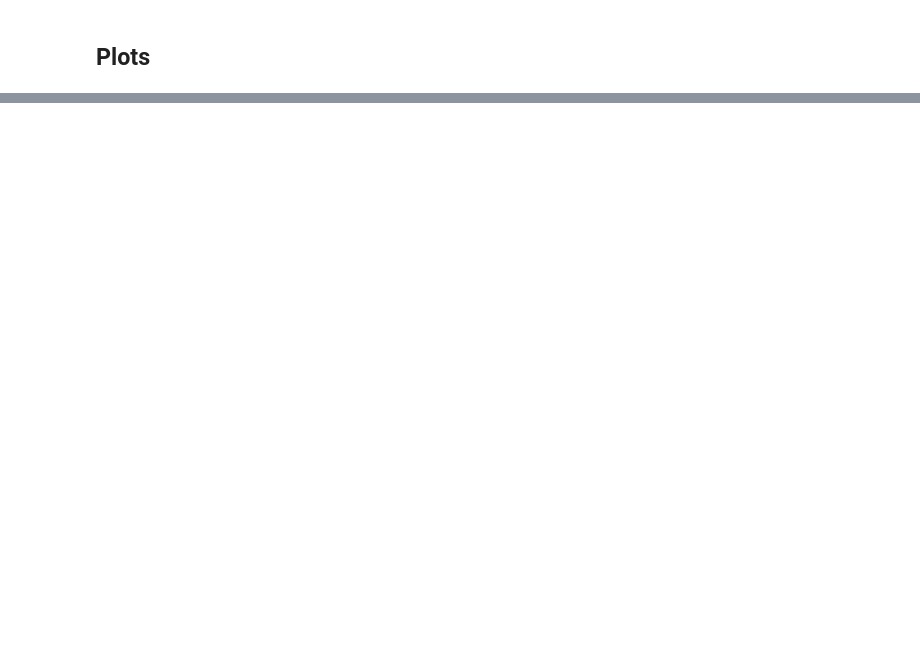
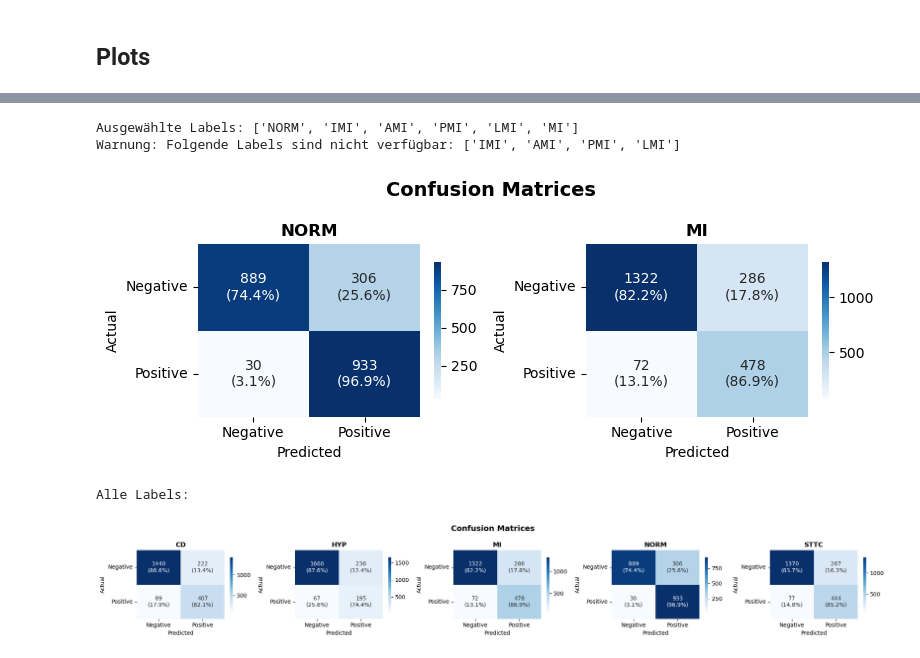
Before and after one commit to AliceKitchkin/ECG_Classification, a Jupyter notebook: ecg_benchmarking_repo/code/ecg_classification.ipynb, the cells around one changed output, grey strips where cells are left out. Saved outputs shown, nothing was run; the diff lists cells and outputs as text; code cells hidden in the pictures; blank space fills up the shorter version.

```diff
--- a/ecg_benchmarking_repo/code/ecg_classification.ipynb
+++ b/ecg_benchmarking_repo/code/ecg_classification.ipynb
@@ -456,0 +608,3 @@ plt.show()
+# %%
+# 1. Test predictions
+y_test_pred = model.predict(X_test)
@@ -456,0 +615,3 @@ plt.show()
+# %%
+# 2. Binary predictions mit bereits optimierten Thresholds anwenden
+y_test_pred_binary = utils.apply_thresholds(y_test_pred, thresholds)
@@ -456,0 +620,4 @@ plt.show()
+# %%
+y_true = y_test
+y_pred_prob = y_test_pred
+y_pred_binary = y_test_pred_binary
@@ -456,0 +637,13 @@ plt.show()
+# %%
+print(f"Ausgewählte Labels: {selected_labels}")
+plot_confusion_matrices(y_true, y_pred_binary, class_names, selected_labels)
+
+# Alle Labels
+print("\nAlle Labels:")
+plot_confusion_matrices(y_true, y_pred_binary, class_names, None)
+# %% [output]
+Ausgewählte Labels: ['NORM', 'IMI', 'AMI', 'PMI', 'LMI', 'MI']
+Warnung: Folgende Labels sind nicht verfügbar: ['IMI', 'AMI', 'PMI', 'LMI']
+[figure, added]
+Alle Labels:
+[figure, added]
```
Also changed, not shown: parts of 33 cells of this notebook, 15 other files.
